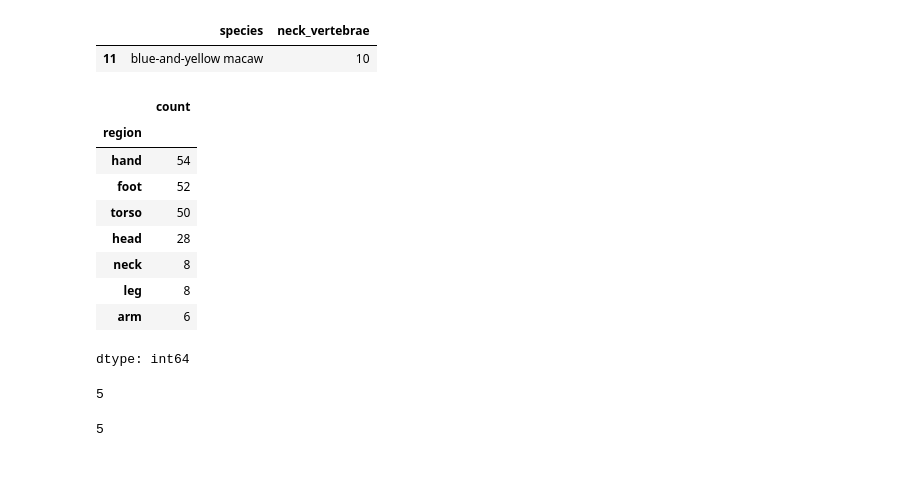
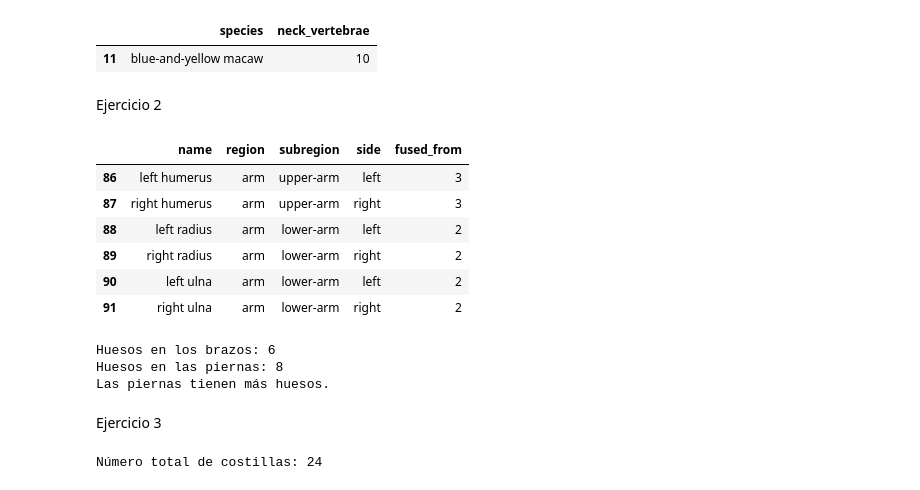
Before and after one commit to Ivon110/Mineria-de-Datos, a Jupyter notebook: skeletal_variation.ipynb, the cells around one changed output. Cells and saved outputs as stored; diff of their text form; code cells hidden in the pictures.

```diff
--- a/skeletal_variation.ipynb
+++ b/skeletal_variation.ipynb
@@ -278,29 +279,3 @@ birds.query('neck_vertebrae == neck_vertebrae.min()')
 # %% [output]
 |  | species | neck_vertebrae |
 | 11 | blue-and-yellow macaw | 10 |
-# %%
-#2
-df['region'].value_counts()
-# %% [output]
-|  | count |
-| region |  |
-| hand | 54 |
-| foot | 52 |
-| torso | 50 |
-| head | 28 |
-| neck | 8 |
-| leg | 8 |
-| arm | 6 |
-dtype: int64
-# %%
-arm = df[df['region'] == "arm"]
-# suma de todos los que son arm
-arm.shape[1]
-# %% [output]
-5
-# %%
-leg = df[df['region'] == "leg"]
-# suma de todos los que son arm
-leg.shape[1]
-# %% [output]
-5
@@ -308,0 +282,15 @@ df[df.name.str.contains]
+# %% [markdown]
+Ejercicio 2
+# %%
+# Filtrar huesos del brazo
+arm = df.query('region == "arm"')
+num_arm = len(arm)
+arm
+# %% [output]
+|  | name | region | subregion | side | fused_from |
+| 86 | left humerus | arm | upper-arm | left | 3 |
+| 87 | right humerus | arm | upper-arm | right | 3 |
+| 88 | left radius | arm | lower-arm | left | 2 |
+| 89 | right radius | arm | lower-arm | right | 2 |
+| 90 | left ulna | arm | lower-arm | left | 2 |
+| 91 | right ulna | arm | lower-arm | right | 2 |
@@ -308,0 +301,25 @@ df[df.name.str.contains]
+# %%
+print(f"Huesos en los brazos: {num_arm}")
+print(f"Huesos en las piernas: {num_leg}")
+
+if num_arm > num_leg:
+    print("Los brazos tienen más huesos.")
+elif num_leg > num_arm:
+    print("Las piernas tienen más huesos.")
+else:
+    print("Ambas regiones tienen la misma cantidad.")
+# %% [output]
+Huesos en los brazos: 6
+Huesos en las piernas: 8
+Las piernas tienen más huesos.
+# %% [markdown]
+Ejercicio 3
+# %%
+# Filtrar huesos cuyo nombre contenga "rib"
+costillas_df = df[df['name'].str.contains('rib', case=False, na=False)]
+
+# Obtener el número de filas (cantidad de costillas)
+num_costillas = costillas_df.shape[0]   # Recordar: shape[0] da el número de filas
+print(f"\nNúmero total de costillas: {num_costillas}")
+# %% [output]
+Número total de costillas: 24
```
Also changed, not shown: parts of 4 cells of this notebook.
